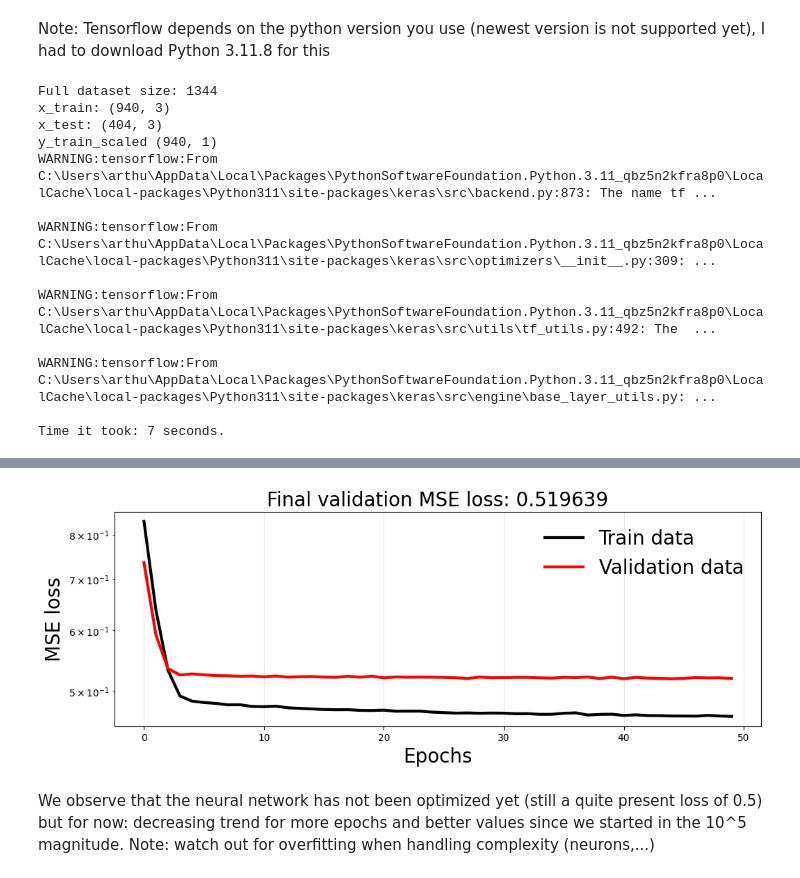
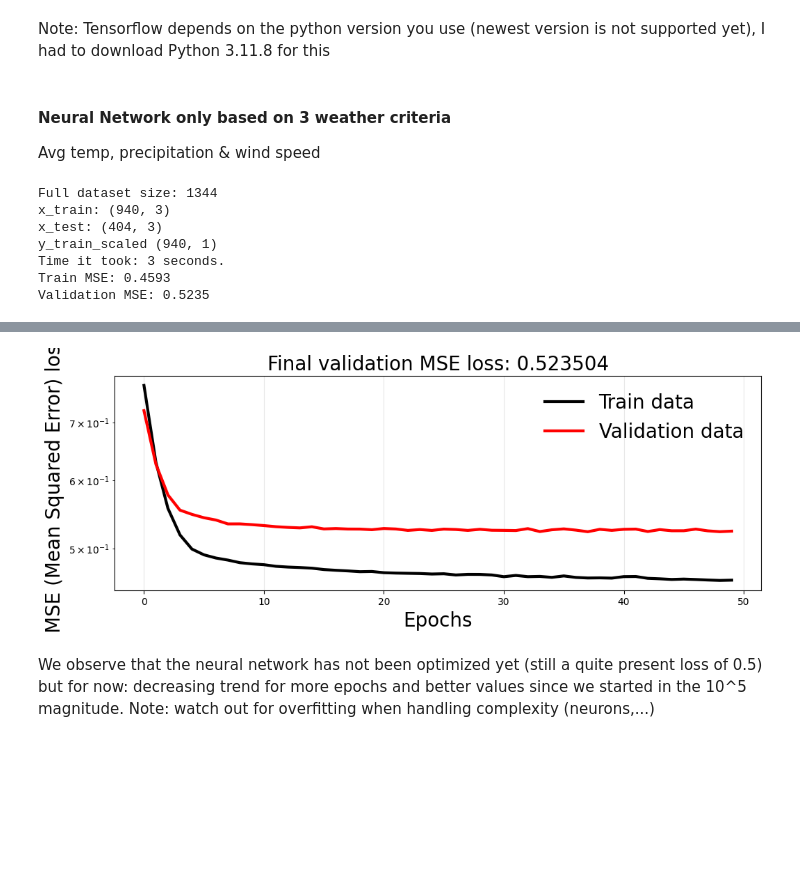
Before and after one commit to LotsAr/DataDrivenProject, a Jupyter notebook: ProjectCode.ipynb, the cells around one changed output, grey strips where cells are left out. Saved outputs shown, nothing was run; the diff lists cells and outputs as text; code cells hidden in the pictures; blank space fills up the shorter version.

Commit message:
Improved prediction from Neural network

```diff
--- a/ProjectCode.ipynb
+++ b/ProjectCode.ipynb
@@ -563,7 +563,8 @@ Suspicious Coefficients:
 from sklearn.model_selection import train_test_split
 from sklearn.preprocessing import StandardScaler
 
-merged_rentals_weather = pd.merge(daily_rentals_filtered, weather_df_filtered.loc[:, 'tavg':'date'], on='date', how='inner')
+selected_columns = ['tavg', 'tmin','tmax',	'prcp',	'snow',	'wdir',	'wspd',	'pres',	'date']
+merged_rentals_weather = pd.merge(daily_rentals_filtered, weather_df_filtered.loc[:, selected_columns], on='date', how='inner')
 X = merged_rentals_weather.loc[:, 'tavg':'pres']
 Y = merged_rentals_weather.loc[:, 'rental_count']
 dates = merged_rentals_weather.loc[:, 'date']
@@ -858,6 +859,10 @@ In this section, I will try to make a Neural Network using Keras library, traini
 Note: Tensorflow depends on the python version you use (newest version is not supported yet), I had to download Python 3.11.8 for this
 # %%
 #pip install tensorflow==2.15.0
+# %% [markdown]
+#### Neural Network only based on 3 weather criteria
+
+Avg temp, precipitation & wind speed
 # %%
 from sklearn.model_selection import train_test_split
 from sklearn.preprocessing import StandardScaler
@@ -899,11 +904,21 @@ print('y_train_scaled',y_train_scaled.shape)
 #Sequential: creates linear stack of layers, Dense layer = fully connected neural network layer
 #We create a 3x64x64x1 neural network, inputs=features, single output=rental count
 #ReLU is a default choice for activation functions due to simplicity and efficiency
+
+#Note Arthur: This is a 3x32x16x1 network I believe? I wrote a 64x64 below, but this is actually worse
+
 model = Sequential([
     Dense(32, activation='relu', input_shape=(x_train_scaled.shape[1],)),
     Dense(16, activation='relu'),
     Dense(1) #Output layer
 ])
+"""
+model = Sequential([
+    Dense(64, activation='relu', input_shape=(x_train_scaled.shape[1],)),
+    Dense(64, activation='relu'),
+    Dense(1) #Output layer
+])
+"""
 
 #Configure the neural network for training: (metrics=performance tracker)
 model.compile(optimizer='adam', loss='mse', metrics=['mae'])
@@ -927,7 +942,7 @@ def plot_nn_diagnostics(history):
     fig = plt.figure(figsize=(12,4))
     plt.plot(history.history['loss'], 'k-', lw=3, label='Train data')
     plt.plot(history.history['val_loss'], 'r-', lw=3, label='Validation data')
-    plt.ylabel('MSE loss', fontsize=20)
+    plt.ylabel('MSE (Mean Squared Error) loss', fontsize=20)
     plt.xlabel('Epochs', fontsize=20)
     plt.grid(alpha=0.3)
     plt.title('Final validation MSE loss: ' + str(round(history.history['val_loss'][-1],6)), fontsize=20)
@@ -937,17 +952,13 @@ def plot_nn_diagnostics(history):
     return plt
 
 plot_nn_diagnostics(history)
+print(f"Train MSE: {history.history['loss'][-1]:.4f}")
+print(f"Validation MSE: {history.history['val_loss'][-1]:.4f}")
 # %% [output]
 Full dataset size: 1344
 x_train: (940, 3)
 x_test: (404, 3)
 y_train_scaled (940, 1)
-WARNING:tensorflow:From C:\Users\arthu\AppData\Local\Packages\PythonSoftwareFoundation.Python.3.11_qbz5n2kfra8p0\LocalCache\local-packages\Python311\site-packages\keras\src\backend.py:873: The name tf ...
-
-WARNING:tensorflow:From C:\Users\arthu\AppData\Local\Packages\PythonSoftwareFoundation.Python.3.11_qbz5n2kfra8p0\LocalCache\local-packages\Python311\site-packages\keras\src\optimizers\__init__.py:309: ...
-
-WARNING:tensorflow:From C:\Users\arthu\AppData\Local\Packages\PythonSoftwareFoundation.Python.3.11_qbz5n2kfra8p0\LocalCache\local-packages\Python311\site-packages\keras\src\utils\tf_utils.py:492: The  ...
-
-WARNING:tensorflow:From C:\Users\arthu\AppData\Local\Packages\PythonSoftwareFoundation.Python.3.11_qbz5n2kfra8p0\LocalCache\local-packages\Python311\site-packages\keras\src\engine\base_layer_utils.py: ...
-
-Time it took: 7 seconds.
+Time it took: 3 seconds.
+Train MSE: 0.4593
+Validation MSE: 0.5235
@@ -955,4 +965,4 @@ Time it took: 7 seconds.
-[figure, old version]
+[figure, new version]
 # %% [markdown]
 We observe that the neural network has not been optimized yet (still a quite present loss of 0.5) but for now: decreasing trend for more epochs and better values since we started in the 10^5 magnitude. Note: watch out for overfitting when handling complexity (neurons,...)
 # %%
```
Also changed, not shown: parts of 16 cells of this notebook.
